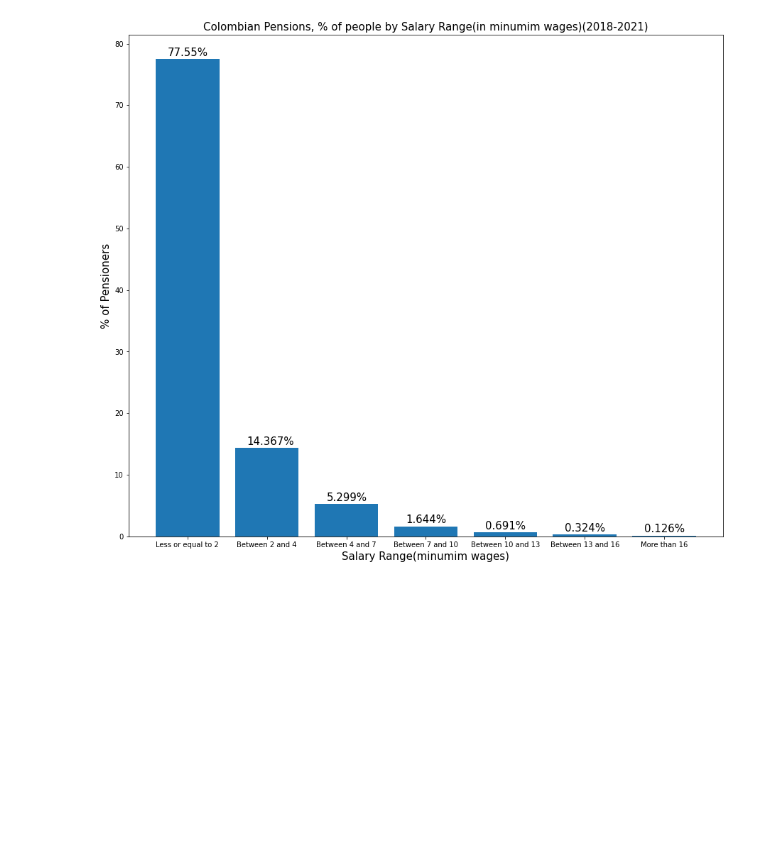
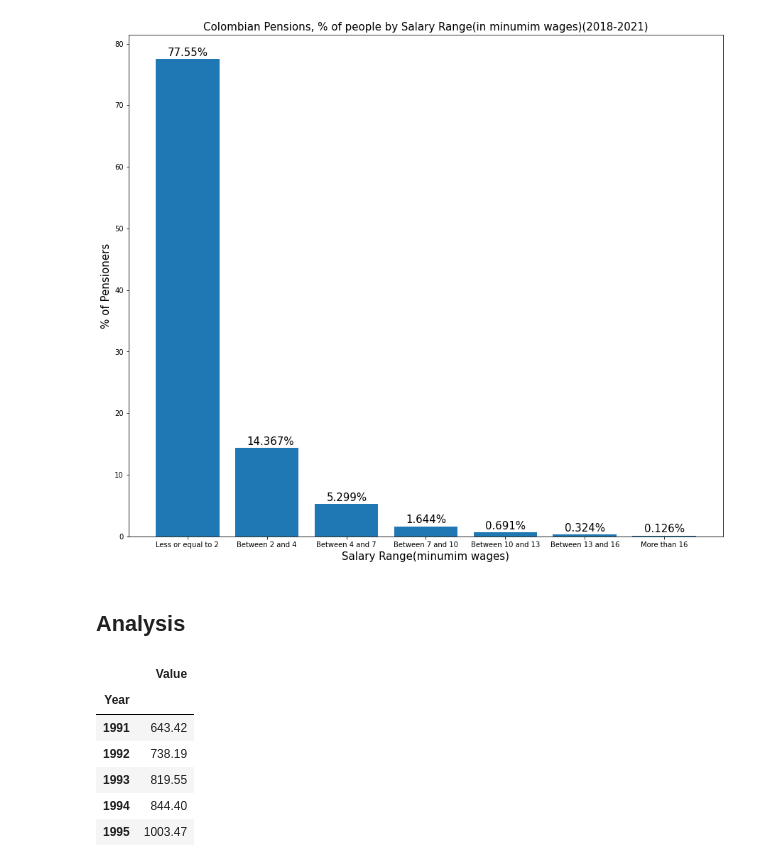
Before and after one commit to Kenneth-V-R/Colombian-Minimum-Wage-Analysis-and-Visualization, a Jupyter notebook: Colombian Pension Analysis and Visualizations.ipynb, the cells around one changed output. Drawn from its saved outputs; the diff is of its cells as text; code cells hidden in the pictures; blank space fills up the shorter version.

```diff
--- a/Colombian Pension Analysis and Visualizations.ipynb
+++ b/Colombian Pension Analysis and Visualizations.ipynb
@@ -193,3 +194,19 @@ for bar in bars:
     plt.text(bar.get_x()+0.15, yval+0.5, f"{yval}%", fontsize=15)
 # %% [output]
 [figure]
+# %% [markdown]
+## Analysis
+# %%
+df_TRM["Year"]=df_TRM["Date"].dt.year
+df_TRM.head()
+df_TRM_grouped=df_TRM.drop(columns="Date")
+df_TRM_grouped=df_TRM_grouped.groupby(by="Year").max()
+df_TRM_grouped.head()
+# %% [output]
+|  | Value |
+| Year |  |
+| 1991 | 643.42 |
+| 1992 | 738.19 |
+| 1993 | 819.55 |
+| 1994 | 844.40 |
+| 1995 | 1003.47 |
```
Also changed, not shown: parts of 1 cell of this notebook.
